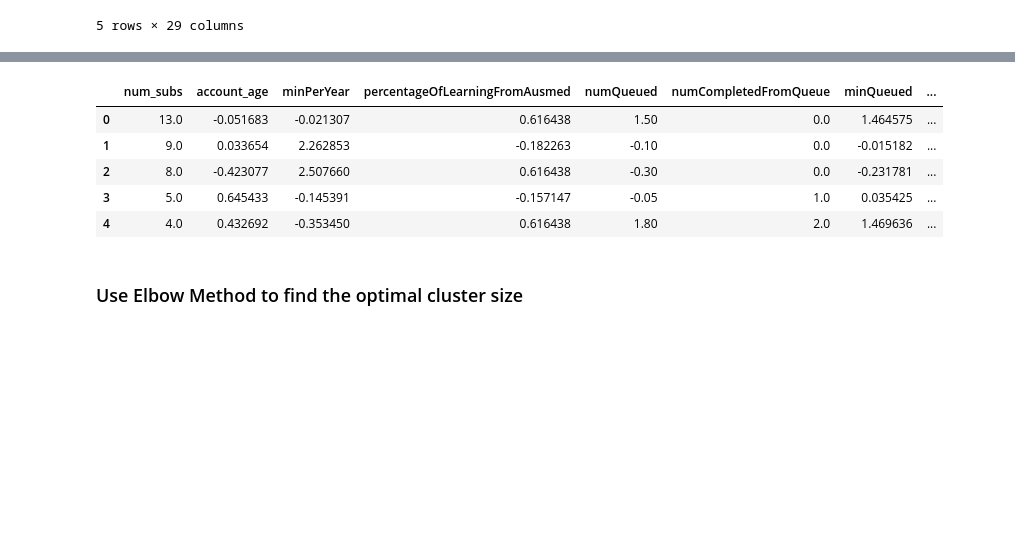
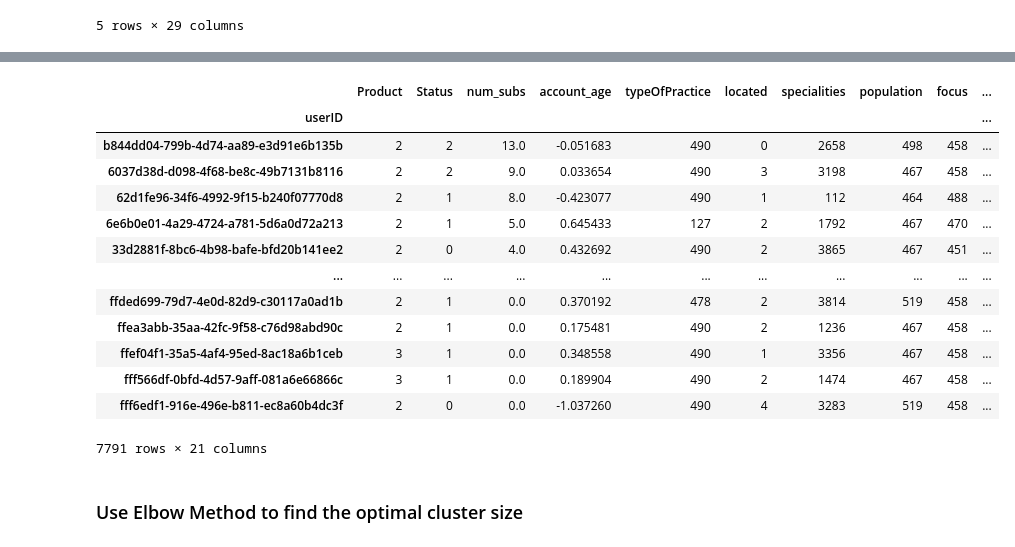
Before and after one commit to BenQuartermaine/customerclustering, a Jupyter notebook: notebooks/ran.ipynb, the cells around one changed output, grey strips where cells are left out. Saved outputs shown, nothing was run; the diff lists cells and outputs as text; code cells hidden in the pictures; blank space fills up the shorter version.

```diff
--- a/notebooks/ran.ipynb
+++ b/notebooks/ran.ipynb
@@ -511,42 +511,59 @@ df=df_copy
 
 # select columns
 # use all numerical columns
 num_col=df.describe().columns
 # Do not use favActivityType
 cat_col=['Product', 'Status','typeOfPractice', 'located',
        'specialities', 'population', 'focus', 'complex', 'autonomy', 'access','country']
 df['complex'].nunique()
 
 # Robustscaler all numerical columns
 num_transformer=RobustScaler()
 
 #LabelEncoder all categorical columns
 cat_transformer=LabelEncoder()
 
 
 # Our first base pipeline-doesn;t work
 preproc=make_column_transformer((num_transformer,num_col),(cat_transformer,cat_col))
 
 
 
 # manually transform the numerical and categorical columns
+## numerical
 df_num=pd.DataFrame(num_transformer.fit_transform(df[num_col]))
 df_num.columns=num_col
 df_num.head()
 
-#
-df_
+## categorical
+df_cat=df[cat_col].apply(cat_transformer.fit_transform)
 
-#basepipe=make_pipeline(preproc,MiniBatchKMeans())
+df_processed=df_num
+df_processed[cat_col]=df_cat
+df_processed.head()
+
+# reindex df by userID
+df_processed.set_index(df['userID'],inplace=True)
+df_processed
+
+#basepipe=make_pipeline(preproc,MiniBatchKMeans()) #shame on you!
 
 #basepipe
 # %% [output]
-|  | num_subs | account_age | minPerYear | percentageOfLearningFromAusmed | numQueued | numCompletedFromQueue | minQueued | ... |
-| 0 | 13.0 | -0.051683 | -0.021307 | 0.616438 | 1.50 | 0.0 | 1.464575 | ... |
-| 1 | 9.0 | 0.033654 | 2.262853 | -0.182263 | -0.10 | 0.0 | -0.015182 | ... |
-| 2 | 8.0 | -0.423077 | 2.507660 | 0.616438 | -0.30 | 0.0 | -0.231781 | ... |
-| 3 | 5.0 | 0.645433 | -0.145391 | -0.157147 | -0.05 | 1.0 | 0.035425 | ... |
-| 4 | 4.0 | 0.432692 | -0.353450 | 0.616438 | 1.80 | 2.0 | 1.469636 | ... |
+|  | Product | Status | num_subs | account_age | typeOfPractice | located | specialities | population | focus | ... |
+| userID |  |  |  |  |  |  |  |  |  | ... |
+| b844dd04-799b-4d74-aa89-e3d91e6b135b | 2 | 2 | 13.0 | -0.051683 | 490 | 0 | 2658 | 498 | 458 | ... |
+| 6037d38d-d098-4f68-be8c-49b7131b8116 | 2 | 2 | 9.0 | 0.033654 | 490 | 3 | 3198 | 467 | 458 | ... |
+| 62d1fe96-34f6-4992-9f15-b240f07770d8 | 2 | 1 | 8.0 | -0.423077 | 490 | 1 | 112 | 464 | 488 | ... |
+| 6e6b0e01-4a29-4724-a781-5d6a0d72a213 | 2 | 1 | 5.0 | 0.645433 | 127 | 2 | 1792 | 467 | 470 | ... |
+| 33d2881f-8bc6-4b98-bafe-bfd20b141ee2 | 2 | 0 | 4.0 | 0.432692 | 490 | 2 | 3865 | 467 | 451 | ... |
+| ... | ... | ... | ... | ... | ... | ... | ... | ... | ... | ... |
+| ffded699-79d7-4e0d-82d9-c30117a0ad1b | 2 | 1 | 0.0 | 0.370192 | 478 | 2 | 3814 | 519 | 458 | ... |
+| ffea3abb-35aa-42fc-9f58-c76d98abd90c | 2 | 1 | 0.0 | 0.175481 | 490 | 2 | 1236 | 467 | 458 | ... |
+| ffef04f1-35a5-4af4-95ed-8ac18a6b1ceb | 3 | 1 | 0.0 | 0.348558 | 490 | 1 | 3356 | 467 | 458 | ... |
+| fff566df-0bfd-4d57-9aff-081a6e66866c | 3 | 1 | 0.0 | 0.189904 | 490 | 2 | 1474 | 467 | 458 | ... |
+| fff6edf1-916e-496e-b811-ec8a60b4dc3f | 2 | 0 | 0.0 | -1.037260 | 490 | 4 | 3283 | 519 | 458 | ... |
+7791 rows × 21 columns
 # %% [markdown]
 ### Use Elbow Method to find the optimal cluster size
 # %%
```
Also changed, not shown: parts of 7 cells of this notebook.
